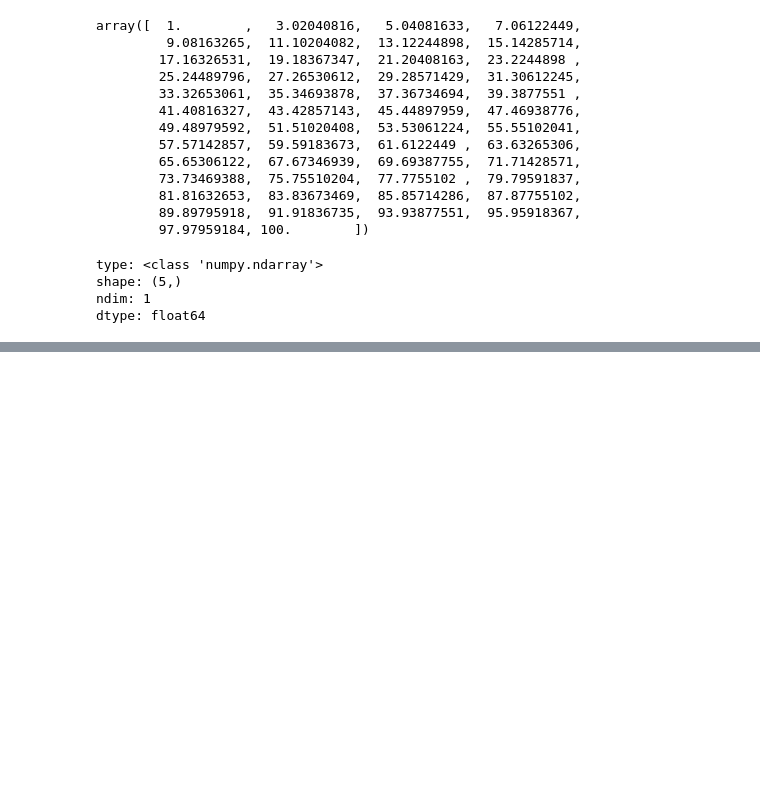
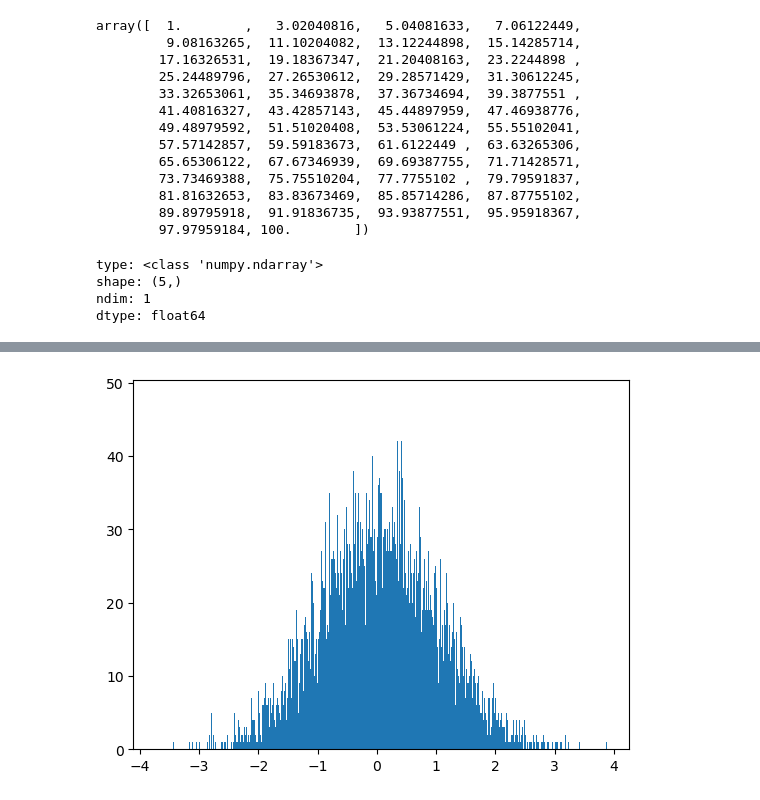
Before and after one commit to NAM-IL/Python_Basic, a Jupyter notebook: 수업내용/04월/03_넘파이/넘파이정리.ipynb, the cells around one changed output, grey strips where cells are left out. Cells and saved outputs as stored; diff of their text form; code cells hidden in the pictures; blank space fills up the shorter version.

```diff
--- a/수업내용/04월/03_넘파이/넘파이정리.ipynb
+++ b/수업내용/04월/03_넘파이/넘파이정리.ipynb
@@ -195,0 +333,14 @@ Matplotlib is building the font cache; this may take a moment.
+# %%
+data  = np.random.normal(0, 1, 10000)
+from matplotlib import pyplot as plt
+
+# 선그래프
+# plt.plot(data)
+
+
+# 히스토그래프
+plt.hist(data, bins=1000)
+
+plt.show()
+# %% [output]
+[figure, added]
```
Also changed, not shown: parts of 8 cells of this notebook, 3 other files.
